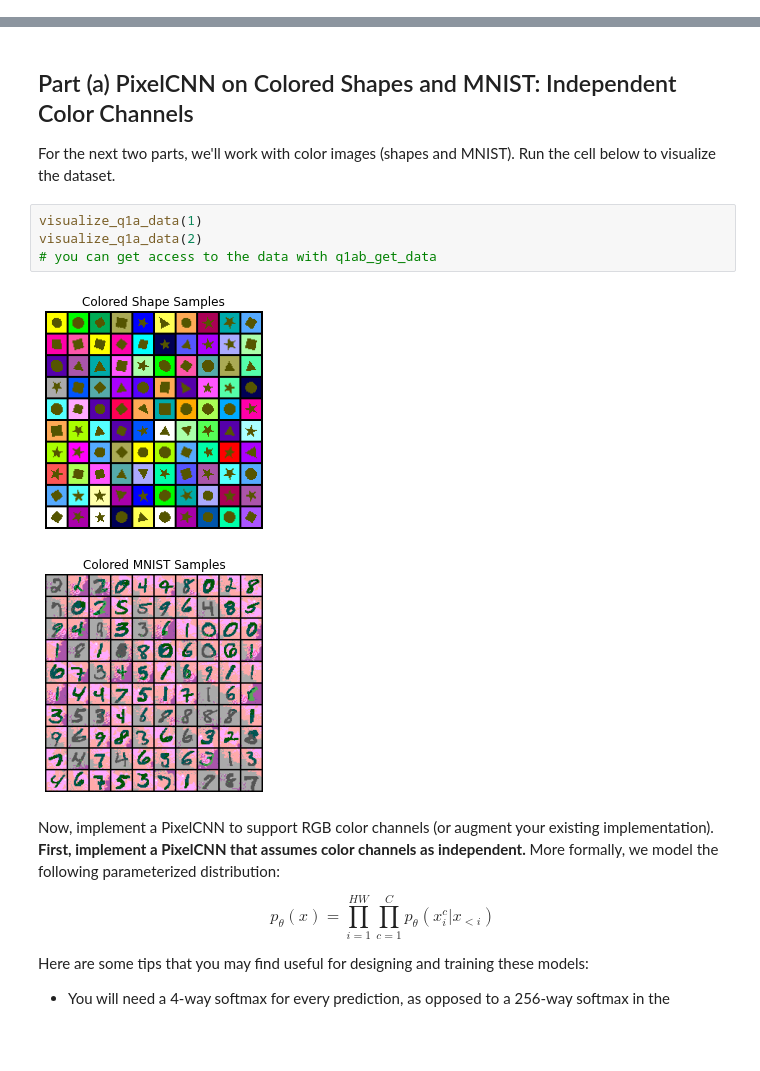
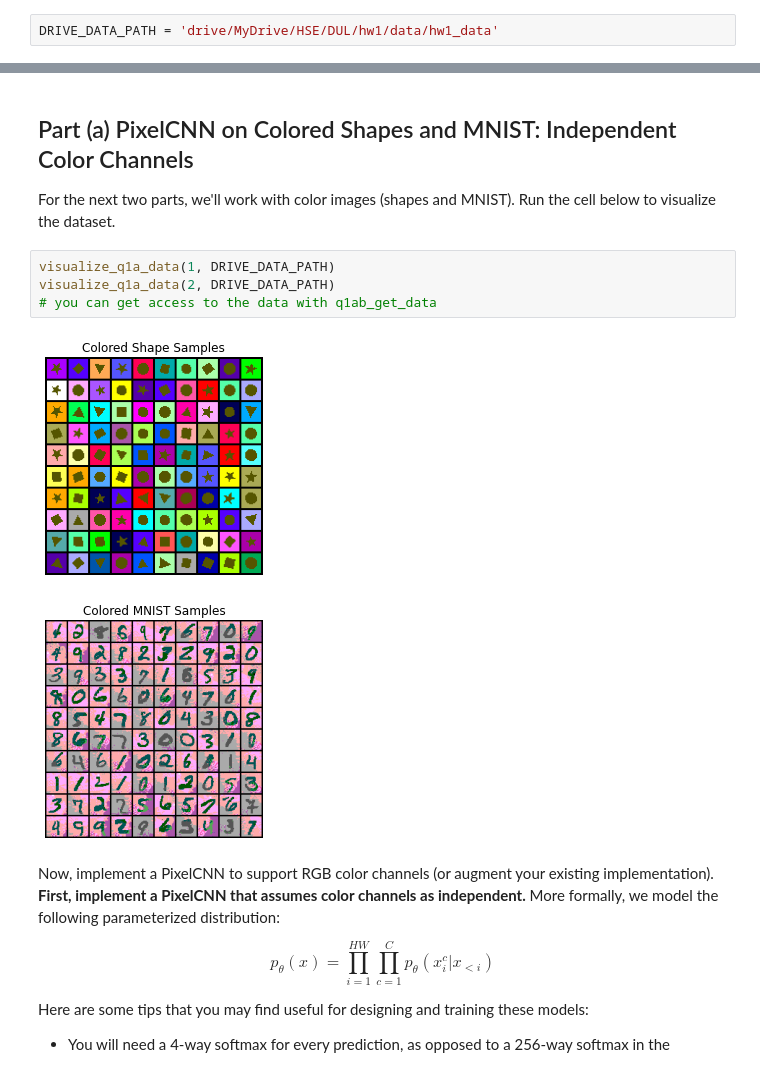
Before and after one commit to GrigoryBartosh/dul_2021, a Jupyter notebook: Homework/hw2/Homework2_PixelCNN.ipynb, the cells around one changed output, grey strips where cells are left out. Cells and saved outputs as stored; diff of their text form; blank space fills up the shorter version.

```diff
--- a/Homework/hw2/Homework2_PixelCNN.ipynb
+++ b/Homework/hw2/Homework2_PixelCNN.ipynb
@@ -30,3 +48,5 @@ from dul_2021.utils.hw2_utils import *
+# %%
+DRIVE_DATA_PATH = 'drive/MyDrive/HSE/DUL/hw1/data/hw1_data'
 # %% [markdown]
 # Question 1 PixelCNNs
 # %% [markdown]
@@ -34,12 +54,12 @@ from dul_2021.utils.hw2_utils import *
 
 For the next two parts, we'll work with color images (shapes and MNIST). Run the cell below to visualize the dataset.
 # %%
-visualize_q1a_data(1)
-visualize_q1a_data(2)
+visualize_q1a_data(1, DRIVE_DATA_PATH)
+visualize_q1a_data(2, DRIVE_DATA_PATH)
 # you can get access to the data with q1ab_get_data
 # %% [output]
-[figure, old version]
+[figure, new version]
-[figure, old version]
+[figure, new version]
 # %% [markdown]
 Now, implement a PixelCNN to support RGB color channels (or augment your existing implementation). **First, implement a PixelCNN that assumes color channels as independent.** More formally, we model the following parameterized distribution:
 
```
Also changed, not shown: parts of 23 cells of this notebook, 1 other file.
